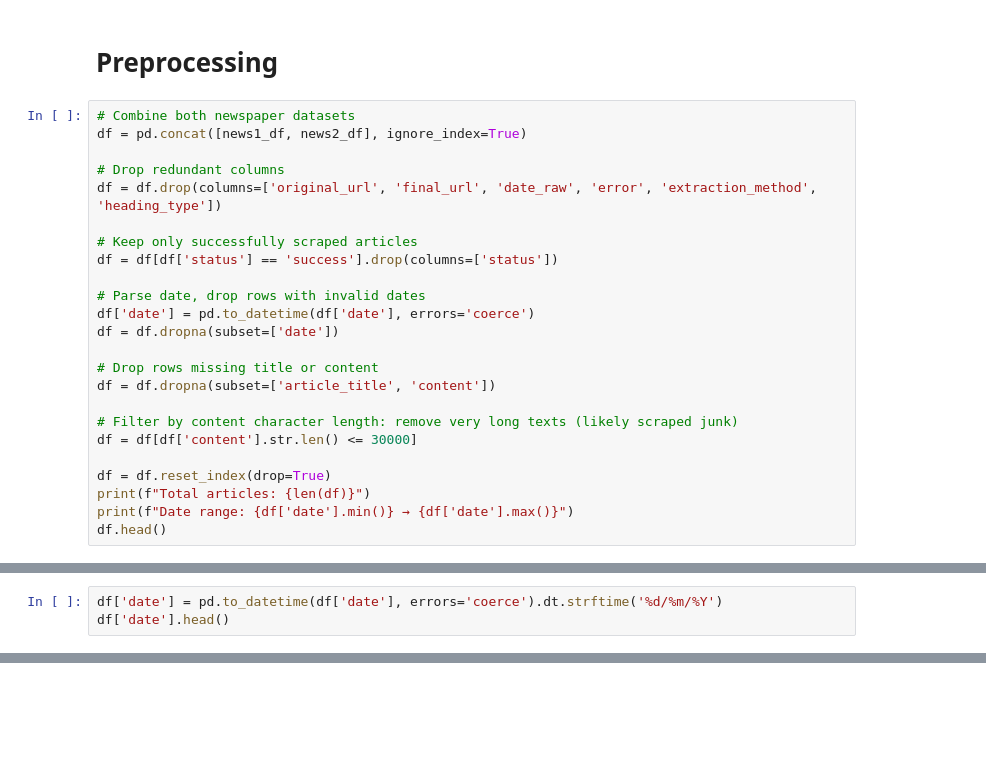
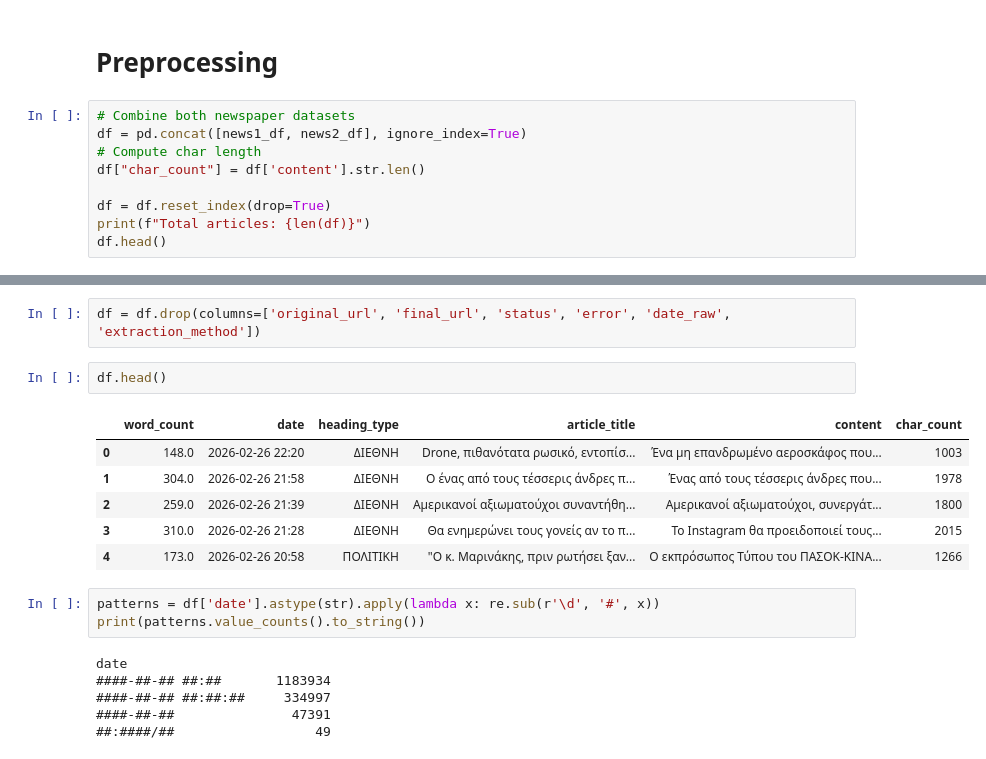
Before and after one commit to Swkratis210204/TextDataInEconomics, a Jupyter notebook: phase1/phase1.ipynb, the cells around one changed output, grey strips where cells are left out. Cells and saved outputs as stored; diff of their text form; blank space fills up the shorter version.

```diff
--- a/phase1/phase1.ipynb
+++ b/phase1/phase1.ipynb
@@ -47,24 +66,9 @@ news1_df.head()
 # %%
 # Combine both newspaper datasets
 df = pd.concat([news1_df, news2_df], ignore_index=True)
-
-# Drop redundant columns
-df = df.drop(columns=['original_url', 'final_url', 'date_raw', 'error', 'extraction_method', 'heading_type'])
-
-# Keep only successfully scraped articles
-df = df[df['status'] == 'success'].drop(columns=['status'])
-
-# Parse date, drop rows with invalid dates
-df['date'] = pd.to_datetime(df['date'], errors='coerce')
-df = df.dropna(subset=['date'])
-
-# Drop rows missing title or content
-df = df.dropna(subset=['article_title', 'content'])
-
-# Filter by content character length: remove very long texts (likely scraped junk)
-df = df[df['content'].str.len() <= 30000]
+# Compute char length
+df["char_count"] = df['content'].str.len()
 
 df = df.reset_index(drop=True)
 print(f"Total articles: {len(df)}")
-print(f"Date range: {df['date'].min()} → {df['date'].max()}")
 df.head()
@@ -71,3 +82,0 @@ df.head()
-# %%
-df['date'] = pd.to_datetime(df['date'], errors='coerce').dt.strftime('%d/%m/%Y')
-df['date'].head()
@@ -77,0 +126,20 @@ plt.show()
+# %%
+df = df.drop(columns=['original_url', 'final_url', 'status', 'error', 'date_raw', 'extraction_method'])
+# %%
+df.head()
+# %% [output]
+|  | word_count | date | heading_type | article_title | content | char_count |
+| 0 | 148.0 | 2026-02-26 22:20 | ΔΙΕΘΝΗ | Drone, πιθανότατα ρωσικό, εντοπίσ... | Ένα μη επανδρωμένο αεροσκάφος που... | 1003 |
+| 1 | 304.0 | 2026-02-26 21:58 | ΔΙΕΘΝΗ | Ο ένας από τους τέσσερις άνδρες π... | Ένας από τους τέσσερις άνδρες που... | 1978 |
+| 2 | 259.0 | 2026-02-26 21:39 | ΔΙΕΘΝΗ | Αμερικανοί αξιωματούχοι συναντήθη... | Αμερικανοί αξιωματούχοι, συνεργάτ... | 1800 |
+| 3 | 310.0 | 2026-02-26 21:28 | ΔΙΕΘΝΗ | Θα ενημερώνει τους γονείς αν το π... | Το Instagram θα προειδοποιεί τους... | 2015 |
+| 4 | 173.0 | 2026-02-26 20:58 | ΠΟΛΙΤΙΚΗ | "Ο κ. Μαρινάκης, πριν ρωτήσει ξαν... | Ο εκπρόσωπος Τύπου του ΠΑΣΟΚ-ΚΙΝΑ... | 1266 |
+# %%
+patterns = df['date'].astype(str).apply(lambda x: re.sub(r'\d', '#', x))
+print(patterns.value_counts().to_string())
+# %% [output]
+date
+####-##-## ##:##       1183934
+####-##-## ##:##:##     334997
+####-##-##               47391
+##:####/##                  49
```
Also changed, not shown: parts of 13 cells of this notebook.
